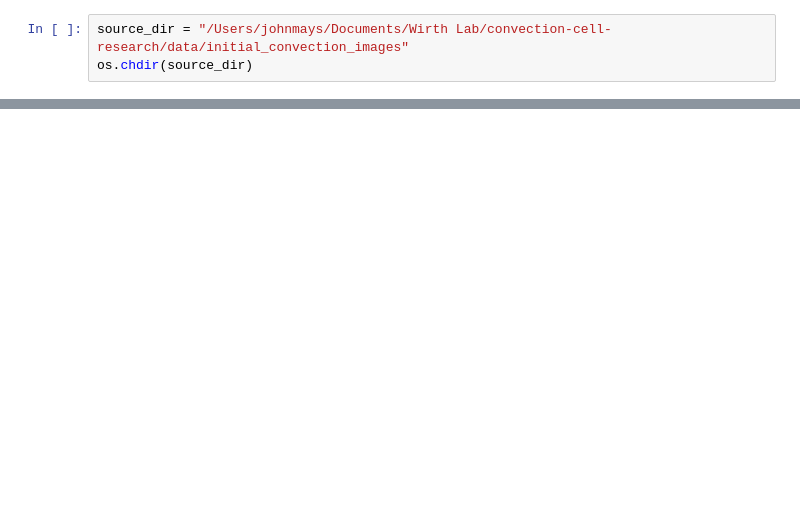
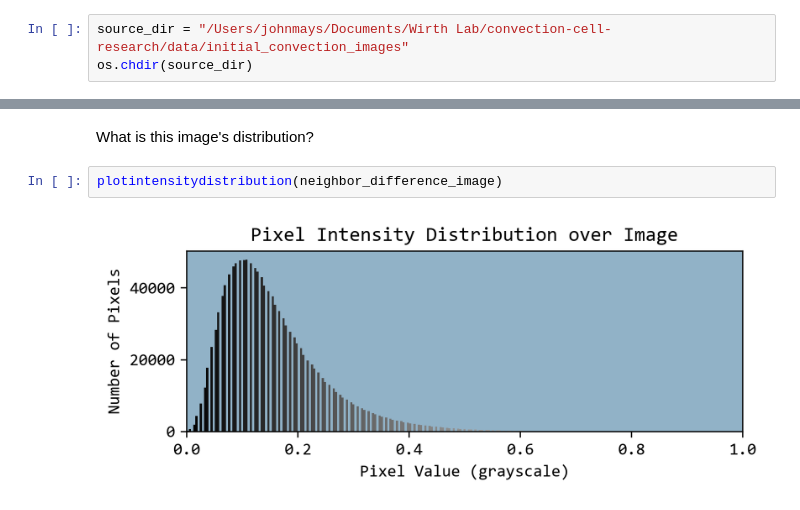
Before and after one commit to johnmays/convection-cell-research, a Jupyter notebook: image_processing/early_analysis.ipynb, the cells around one changed output, grey strips where cells are left out. Cells and saved outputs as stored; diff of their text form; blank space fills up the shorter version.

```diff
--- a/image_processing/early_analysis.ipynb
+++ b/image_processing/early_analysis.ipynb
@@ -40,0 +43,6 @@ array([0.48235294, 0.48235294, 0.48235294], dtype=float32)
+# %% [markdown]
+What is this image's distribution?
+# %%
+plotintensitydistribution(neighbor_difference_image)
+# %% [output]
+[figure, added]
```
Also changed, not shown: parts of 18 cells of this notebook, 2 other files.
